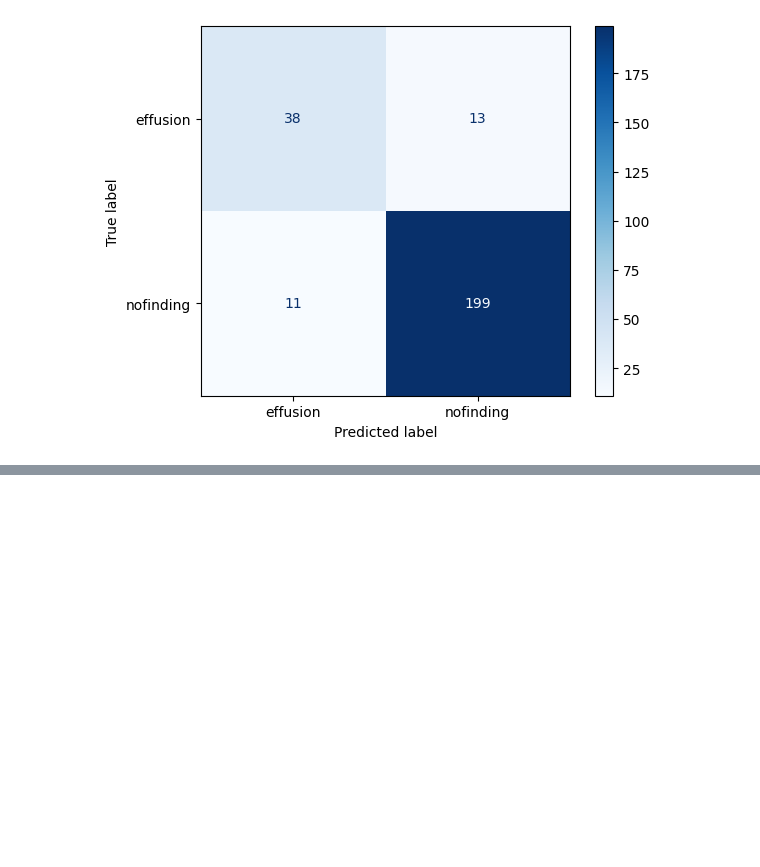
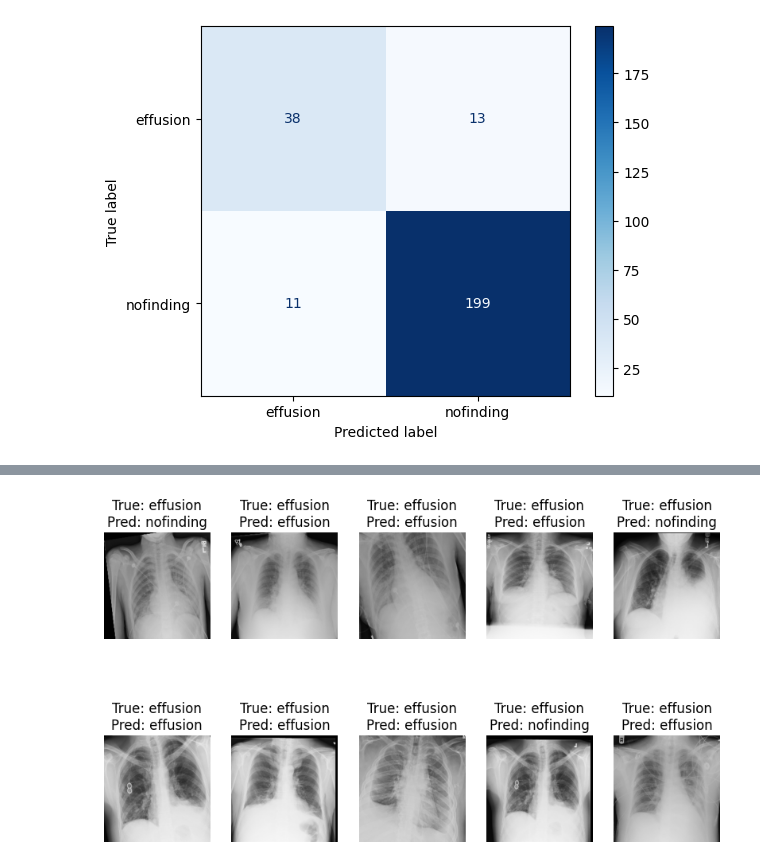
Before and after one commit to kk20krishna/X-ray-image-Classification, a Jupyter notebook: X_ray_image_Classification.ipynb, the cells around one changed output, grey strips where cells are left out. Drawn from its saved outputs; the diff is of its cells as text; code cells hidden in the pictures; blank space fills up the shorter version.

```diff
--- a/X_ray_image_Classification.ipynb
+++ b/X_ray_image_Classification.ipynb
@@ -280,0 +283,44 @@ class_names:  ['effusion', 'nofinding']
+# %%
+# Define class names from dataset
+class_names = val_dataset.class_names  # Get class labels from dataset
+print("class_names: ", class_names)
+
+# Take 10 images of class 0 from val_dataset
+num_images = 10
+class_index_to_select = 0 # Index for class 0
+selected_images = []
+selected_labels = []
+selected_predictions = []
+
+
+for images, labels in val_dataset:
+  true_classes = np.argmax(labels.numpy(), axis=1)
+  image_indices = np.where(true_classes == class_index_to_select)[0]
+
+  if len(image_indices) > 0 :
+    # Convert image_indices to a list of integers for slicing
+    image_indices_list = image_indices[:min(num_images, len(image_indices))].tolist()
+
+    # Use tf.gather to select images based on the indices
+    selected_images.extend(tf.gather(images, image_indices_list))
+    selected_labels.extend(tf.gather(labels, image_indices_list))
+
+  if len(selected_images) >= num_images:
+    break
+
+
+# Make predictions on the selected images
+predictions = model.predict(np.array(selected_images))
+predicted_classes = np.argmax(predictions, axis=1)
+true_classes = np.argmax(np.array(selected_labels), axis=1)
+
+# Display images, true labels, and predicted labels
+plt.figure(figsize=(10, 16))
+for i in range(min(num_images, len(selected_images))):
+    plt.subplot(5, 5, i + 1)  # Arrange in 2 rows of 5 images
+    plt.imshow(selected_images[i].numpy().astype("uint8"))
+    plt.title(f"True: {class_names[true_classes[i]]}\nPred: {class_names[predicted_classes[i]]}")
+    plt.axis("off")  # Hide axes
+
+plt.show()
+# %% [output]
@@ -281,2 +329,3 @@ class_names:  ['effusion', 'nofinding']
+[figure, added]
 # %%
 model.save('x_ray_model.keras')
```
Also changed, not shown: parts of 3 cells of this notebook.
